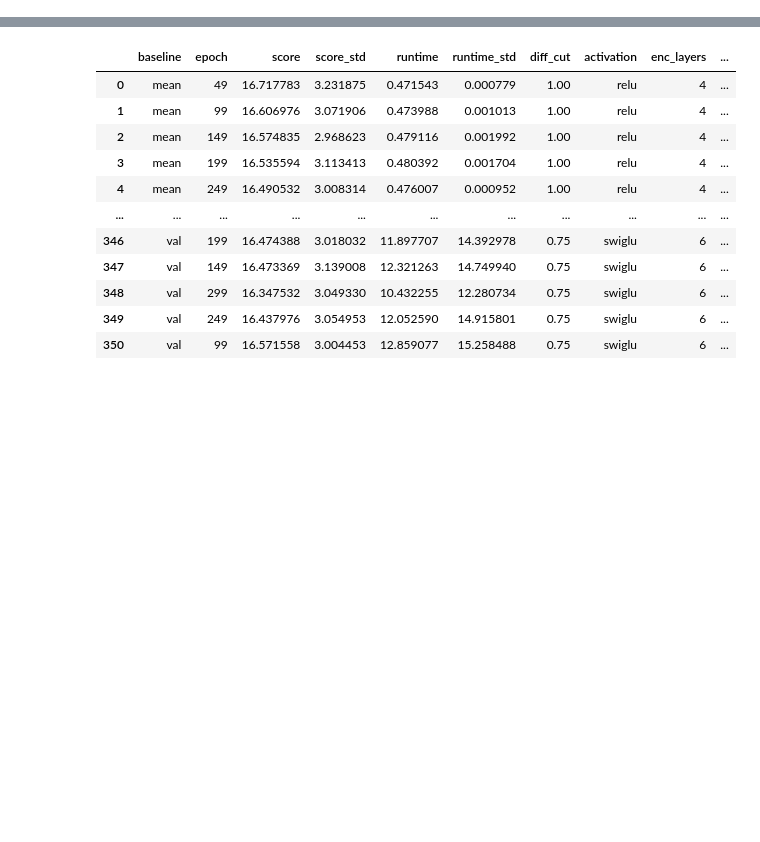
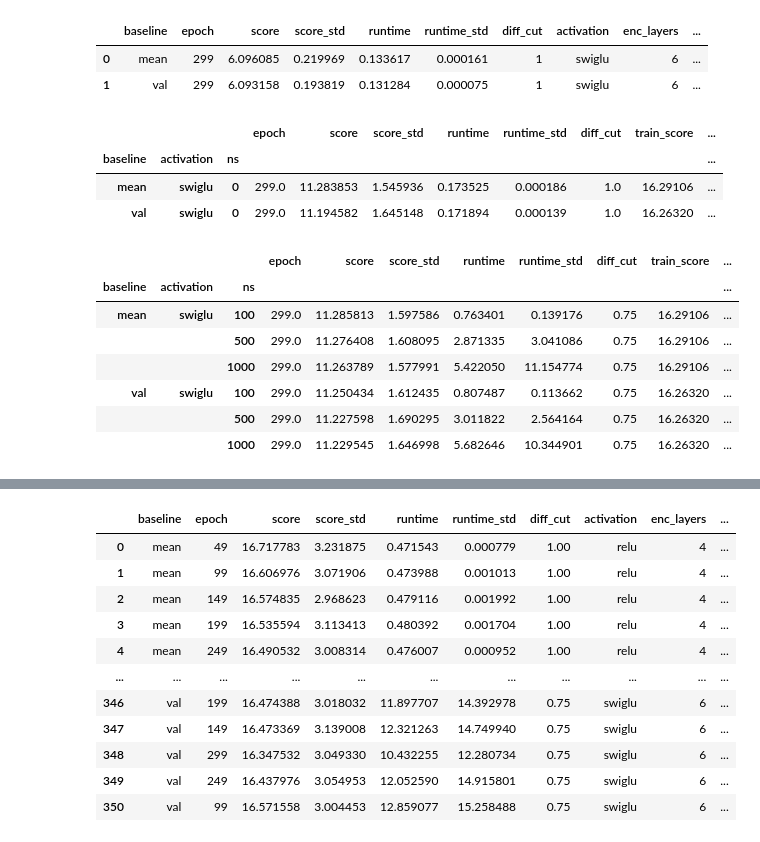
Before and after one commit to glistering96/AlphaRouter, a Jupyter notebook: notebooks/cross test result.ipynb, the cells around one changed output, grey strips where cells are left out. Saved outputs shown, nothing was run; the diff lists cells and outputs as text; code cells hidden in the pictures; blank space fills up the shorter version.

```diff
--- a/notebooks/cross test result.ipynb
+++ b/notebooks/cross test result.ipynb
@@ -87,8 +74,9 @@ all_result = {}
 for file in RESULT_DIR.glob("**/all_result_avg.json"):
     data = load_json(file)
     # print(file)
-    method, prob_type, num_probs, model_info, baseline_info, mcts_info, diff_cut = parse_file_nm(file)
-
+    method, prob_type, trained_on, tested_on, model_info, baseline_info, mcts_info, diff_cut = parse_file_nm(file)
+    # print(f"method: {method}, prob_type: {prob_type}, trained_on: {trained_on}, tested_on: {tested_on}")
+    # print(f"model_info: {model_info}, baseline_info: {baseline_info}, mcts_info: {mcts_info}, diff_cut: {diff_cut}")
     if data is not None:
 
         if method not in all_result:
@@ -97,27 +85,30 @@ for file in RESULT_DIR.glob("**/all_result_avg.json"):
         if prob_type not in all_result[method]:
             all_result[method][prob_type] = {}
 
-        if num_probs not in all_result[method][prob_type]:
-            all_result[method][prob_type][num_probs] = {}
+        if trained_on not in all_result[method][prob_type]:
+            all_result[method][prob_type][trained_on] = {}
+
+        if tested_on not in all_result[method][prob_type][trained_on]:
+            all_result[method][prob_type][trained_on][tested_on] = {}
 
         if mcts_info is None:
-            if model_info not in all_result[method][prob_type][num_probs]:
-                all_result[method][prob_type][num_probs][model_info] = {}
+            if model_info not in all_result[method][prob_type][trained_on][tested_on]:
+                all_result[method][prob_type][trained_on][tested_on][model_info] = {}
 
-            if baseline_info not in all_result[method][prob_type][num_probs][model_info]:
-                all_result[method][prob_type][num_probs][model_info][baseline_info] = data
+            if baseline_info not in all_result[method][prob_type][trained_on][tested_on][model_info]:
+                all_result[method][prob_type][trained_on][tested_on][model_info][baseline_info] = data
 
         else:
-            if model_info not in all_result[method][prob_type][num_probs]:
-                all_result[method][prob_type][num_probs][model_info] = {}
+            if model_info not in all_result[method][prob_type][trained_on][tested_on]:
+                all_result[method][prob_type][trained_on][tested_on][model_info] = {}
 
-            if baseline_info not in all_result[method][prob_type][num_probs][model_info]:
-                all_result[method][prob_type][num_probs][model_info][baseline_info] = {}
+            if baseline_info not in all_result[method][prob_type][trained_on][tested_on][model_info]:
+                all_result[method][prob_type][trained_on][tested_on][model_info][baseline_info] = {}
 
-            if mcts_info not in all_result[method][prob_type][num_probs][model_info][baseline_info]:
-                all_result[method][prob_type][num_probs][model_info][baseline_info][mcts_info] = {}
+            if mcts_info not in all_result[method][prob_type][trained_on][tested_on][model_info][baseline_info]:
+                all_result[method][prob_type][trained_on][tested_on][model_info][baseline_info][mcts_info] = {}
 
-            if diff_cut not in all_result[method][prob_type][num_probs][model_info][baseline_info][mcts_info]:
-                all_result[method][prob_type][num_probs][model_info][baseline_info][mcts_info][diff_cut] = data
+            if diff_cut not in all_result[method][prob_type][trained_on][tested_on][model_info][baseline_info][mcts_info]:
+                all_result[method][prob_type][trained_on][tested_on][model_info][baseline_info][mcts_info][diff_cut] = data
 
     # break
@@ -142,6 +115,7 @@ for file in RESULT_DIR.glob("**/all_result_avg.json"):
 # %%
-def get_parital_result(method, prob_type, num_prob):
-    partial_result = {'model_info': [], 'baseline': [], 'mcts_info': [], 'epoch': [], 'score': [], 'score_std': [], 'runtime': [],  'runtime_std': [], 'diff_cut': []}
+def get_parital_result(method, prob_type, trained_on, tested_on):
+    partial_result = {'model_info': [], 'baseline': [], 'mcts_info': [], 'epoch': [],
+                      'score': [], 'score_std': [], 'runtime': [],  'runtime_std': [], 'diff_cut': []}
 
     def _append_epoch_result(model_info, baseline_info, epoch, mcts, epoch_score, epoch_score_std, epoch_runtime, epoch_runtime_std, diff_cut):
         partial_result['model_info'].append(model_info)
@@ -154,7 +128,7 @@ def get_parital_result(method, prob_type, num_prob):
         partial_result['runtime_std'].append(epoch_runtime_std)
         partial_result['diff_cut'].append(diff_cut)
 
-    target_result = all_result[method][prob_type][num_prob]
+    target_result = all_result[method][prob_type][trained_on][tested_on]
 
     if "am" in method:
         for model_info in target_result:
@@ -267,3 +241,27 @@ def plot_bar_result(base_df, baseline, activation, prob_type, num_prob, plot_dev
 # for _baseline in ['mean', 'val']:
 #     for _activation in ['relu', 'swiglu']:
 #         plot_bar_result(tsp_20, _baseline, _activation, 'tsp', 20, hue='cpuct')
+# %%
+get_parital_result('am', 'tsp', 20, 50)
+# %% [output]
+|  | baseline | epoch | score | score_std | runtime | runtime_std | diff_cut | activation | enc_layers | ... |
+| 0 | mean | 299 | 6.096085 | 0.219969 | 0.133617 | 0.000161 | 1 | swiglu | 6 | ... |
+| 1 | val | 299 | 6.093158 | 0.193819 | 0.131284 | 0.000075 | 1 | swiglu | 6 | ... |
+# %%
+get_parital_result("am", 'cvrp', 100, 50).groupby(['baseline', 'activation','ns']).mean()
+# %% [output]
+|  |  |  | epoch | score | score_std | runtime | runtime_std | diff_cut | train_score | ... |
+| baseline | activation | ns |  |  |  |  |  |  |  | ... |
+| mean | swiglu | 0 | 299.0 | 11.283853 | 1.545936 | 0.173525 | 0.000186 | 1.0 | 16.29106 | ... |
+| val | swiglu | 0 | 299.0 | 11.194582 | 1.645148 | 0.171894 | 0.000139 | 1.0 | 16.26320 | ... |
+# %%
+get_parital_result("mcts", 'cvrp', 100, 50).groupby(['baseline', 'activation','ns']).mean()
+# %% [output]
+|  |  |  | epoch | score | score_std | runtime | runtime_std | diff_cut | train_score | ... |
+| baseline | activation | ns |  |  |  |  |  |  |  | ... |
+| mean | swiglu | 100 | 299.0 | 11.285813 | 1.597586 | 0.763401 | 0.139176 | 0.75 | 16.29106 | ... |
+|  |  | 500 | 299.0 | 11.276408 | 1.608095 | 2.871335 | 3.041086 | 0.75 | 16.29106 | ... |
+|  |  | 1000 | 299.0 | 11.263789 | 1.577991 | 5.422050 | 11.154774 | 0.75 | 16.29106 | ... |
+| val | swiglu | 100 | 299.0 | 11.250434 | 1.612435 | 0.807487 | 0.113662 | 0.75 | 16.26320 | ... |
+|  |  | 500 | 299.0 | 11.227598 | 1.690295 | 3.011822 | 2.564164 | 0.75 | 16.26320 | ... |
+|  |  | 1000 | 299.0 | 11.229545 | 1.646998 | 5.682646 | 10.344901 | 0.75 | 16.26320 | ... |
```
Also changed, not shown: parts of 7 cells of this notebook, 8 other files.
